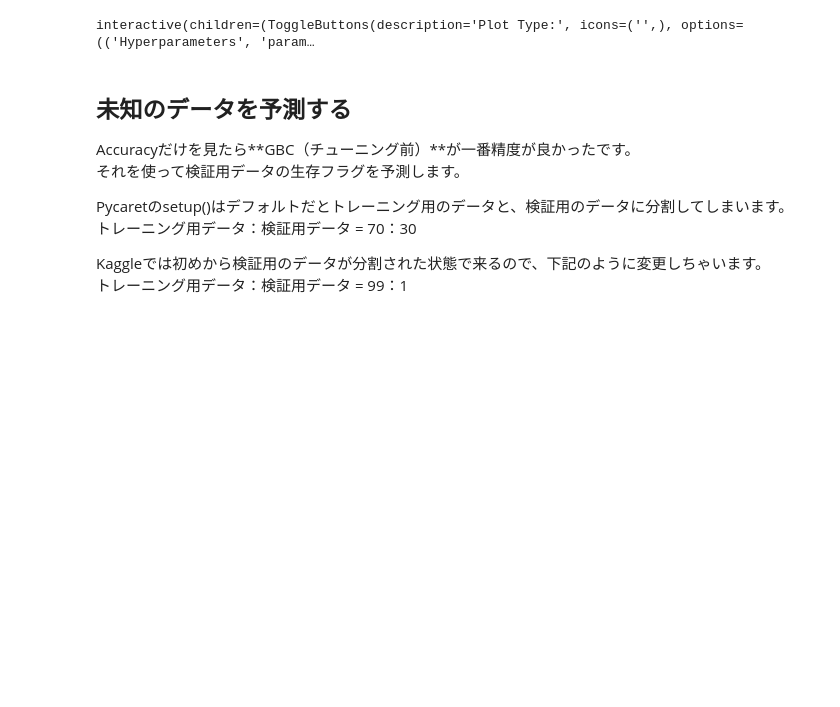
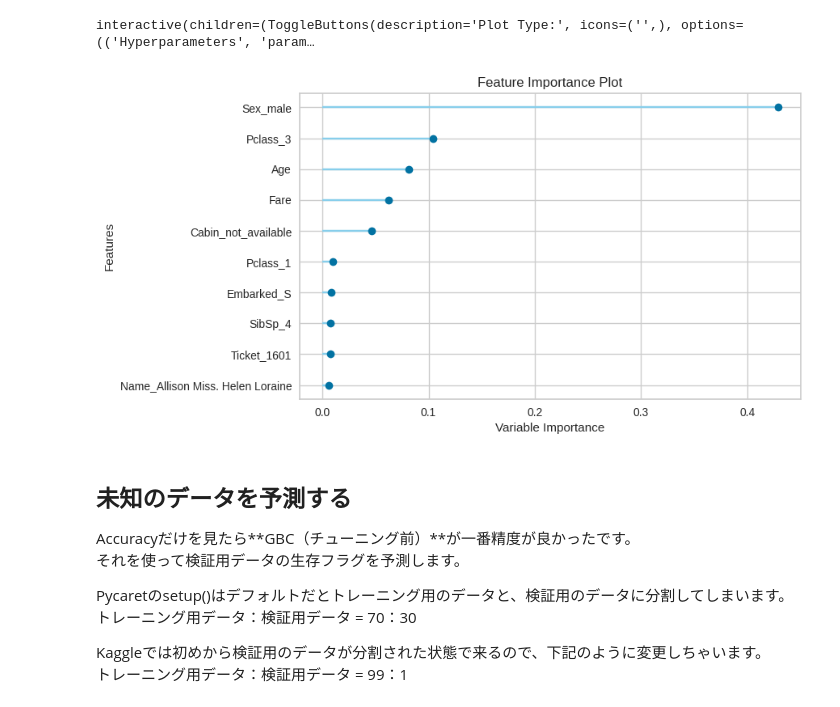
Before and after one commit to yamatetsu105931/AutoML_Exercise, a Jupyter notebook: AutoML_Exercise.ipynb, the cells around one changed output. Cells and saved outputs as stored; diff of their text form; code cells hidden in the pictures; blank space fills up the shorter version.

```diff
--- a/AutoML_Exercise.ipynb
+++ b/AutoML_Exercise.ipynb
@@ -299,6 +299,10 @@ evalute_model()を使ってモデルの可視化をしていきます。
 evaluate_model(gbcModel)
 # %% [output]
 interactive(children=(ToggleButtons(description='Plot Type:', icons=('',), options=(('Hyperparameters', 'param…
+# %%
+plot_model(gbcModel,plot='feature')
+# %% [output]
+[figure, added]
 # %% [markdown]
 ## 未知のデータを予測する
 Accuracyだけを見たら**GBC（チューニング前）**が一番精度が良かったです。<br>
```
Also changed, not shown: parts of 6 cells of this notebook.
